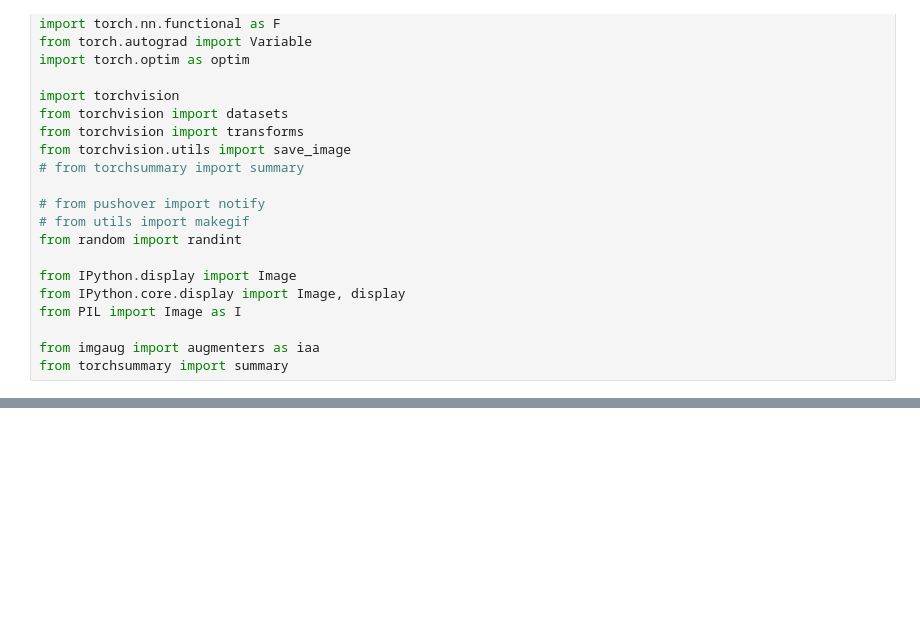
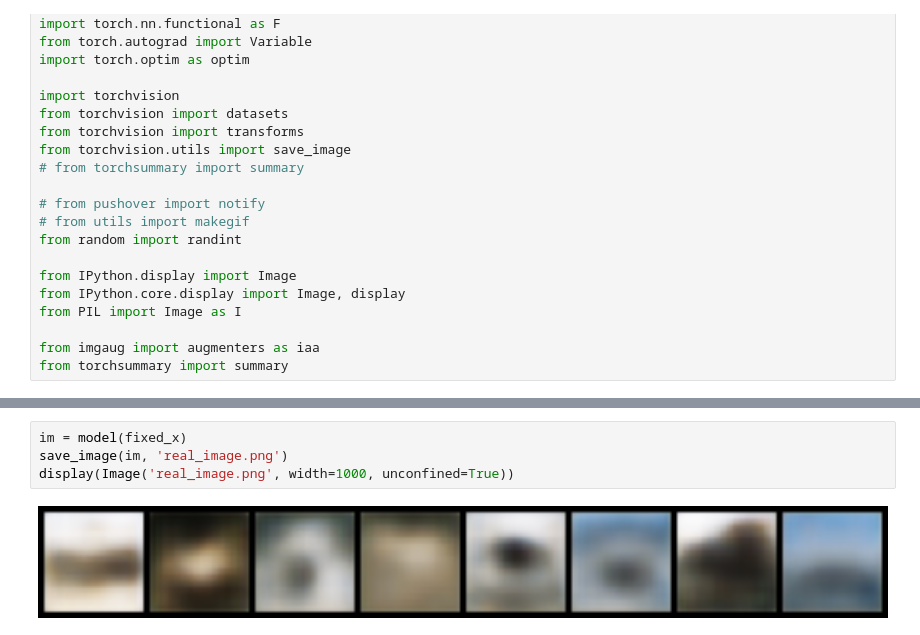
Before and after one commit to JackXu0/Unsupervised-learning-for-CIFAR10, a Jupyter notebook: CML Unsupervised.ipynb, the cells around one changed output, grey strips where cells are left out. Drawn from its saved outputs; the diff is of its cells as text; blank space fills up the shorter version.

```diff
--- a/CML Unsupervised.ipynb
+++ b/CML Unsupervised.ipynb
@@ -141,0 +196,6 @@ torch.Size([84])
+# %%
+im = model(fixed_x)
+save_image(im, 'real_image.png')
+display(Image('real_image.png', width=1000, unconfined=True))
+# %% [output]
+[figure, added]
```
Also changed, not shown: parts of 20 cells of this notebook.
